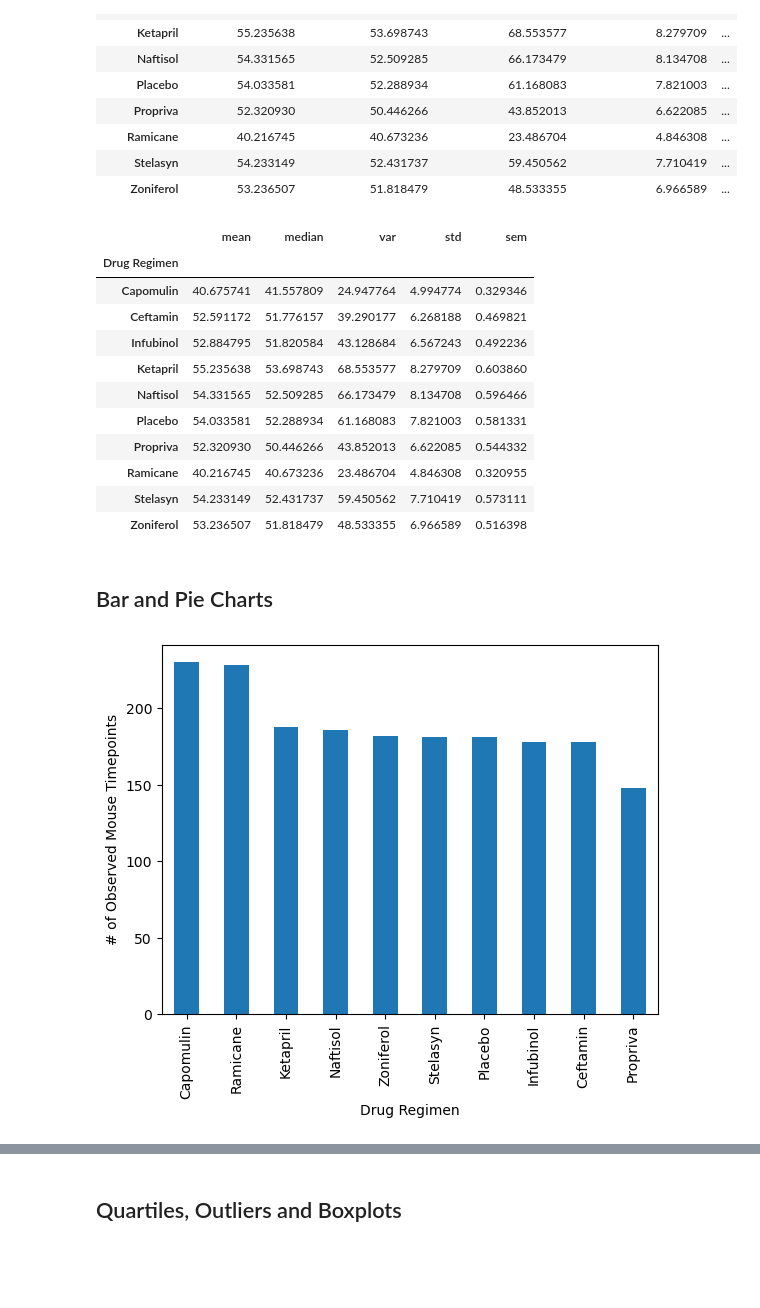
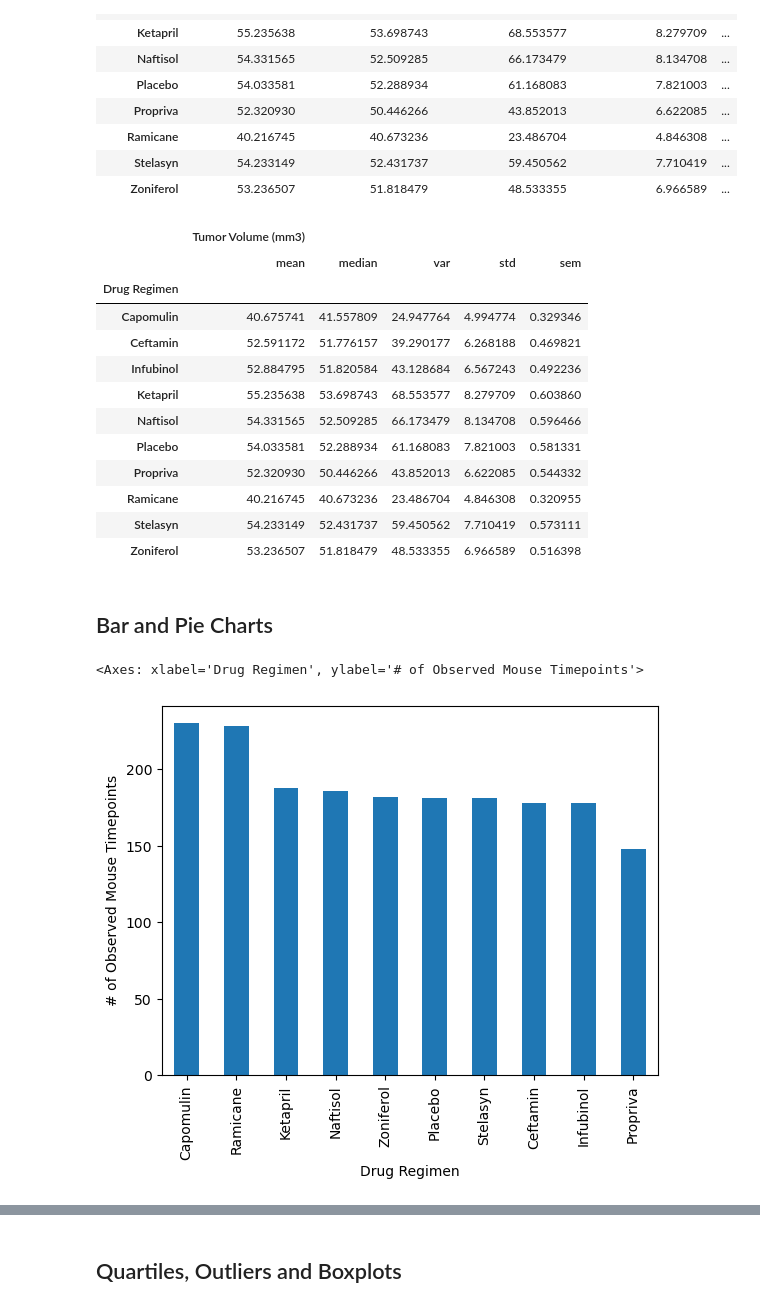
Before and after one commit to dilqvl62/Pymaceuticals-INC, a Jupyter notebook: Pymaceuticals/pymaceuticals.ipynb, the cells around one changed output, grey strips where cells are left out. Drawn from its saved outputs; the diff is of its cells as text; code cells hidden in the pictures; blank space fills up the shorter version.

```diff
--- a/Pymaceuticals/pymaceuticals_starter.ipynb
+++ b/Pymaceuticals/pymaceuticals.ipynb
@@ -43,7 +43,8 @@ duplicated_mice
 array(['g989'], dtype=object)
 # %%
 # Optional: Get all the data for the duplicate mouse ID.
-mouse_study[mouse_study['Mouse ID'] == 'g989']
+all_mice_duplicates = mouse_study[mouse_study['Mouse ID'] == 'g989']
+all_mice_duplicates
 # %% [output]
 |  | Mouse ID | Timepoint | Tumor Volume (mm3) | Metastatic Sites | Drug Regimen | Sex | Age_months | ... |
 | 107 | g989 | 0 | 45.000000 | 0 | Propriva | Female | 21 | ... |
@@ -61,7 +62,7 @@ mouse_study[mouse_study['Mouse ID'] == 'g989']
 | 1592 | g989 | 35 | 62.570880 | 2 | Propriva | Female | 21 | ... |
 # %%
 # Create a clean DataFrame by dropping the duplicate mouse by its ID.
-mouse_study_2 = mouse_study.drop(mouse_study[mouse_study['Mouse ID'] == 'g989'].index, axis = 0)
+mouse_study_2 = mouse_study.drop(all_mice_duplicates.index, axis = 0)
 mouse_study_2.head()
 # %% [output]
 |  | Mouse ID | Timepoint | Tumor Volume (mm3) | Metastatic Sites | Drug Regimen | Sex | Age_months | ... |
@@ -114,9 +115,10 @@ tummor_summary
 # and SEM of the tumor volume for each regimen (only one method is required in the solution)
 
 # Using the aggregation method, produce the same summary statistics in a single line
-summary_stat = mouse_study_2.groupby("Drug Regimen")['Tumor Volume (mm3)'].agg(['mean', 'median','var','std','sem'])
+summary_stat = mouse_study_2.groupby("Drug Regimen")[['Tumor Volume (mm3)']].agg(['mean', 'median','var','std','sem'])
 summary_stat
 # %% [output]
+|  | Tumor Volume (mm3) |  |  |  |  |
 |  | mean | median | var | std | sem |
 | Drug Regimen |  |  |  |  |  |
 | Capomulin | 40.675741 | 41.557809 | 24.947764 | 4.994774 | 0.329346 |
@@ -133,7 +135,11 @@ summary_stat
 ## Bar and Pie Charts
 # %%
 # Generate a bar plot showing the total number of rows (Mouse ID/Timepoints) for each drug regimen using Pandas.
+pandas_plot = mouse_study_2.groupby("Drug Regimen")["Mouse ID"].size().sort_values(ascending = False)
+
+pandas_plot.plot(x= "Drug Regimen", kind = 'bar', ylabel = '# of Observed Mouse Timepoints')
 # %% [output]
+<Axes: xlabel='Drug Regimen', ylabel='# of Observed Mouse Timepoints'>
-[figure, old version]
+[figure, new version]
 # %%
 # Generate a bar plot showing the total number of rows (Mouse ID/Timepoints) for each drug regimen using pyplot.
```
Also changed, not shown: parts of 3 cells of this notebook, 2 other files.
